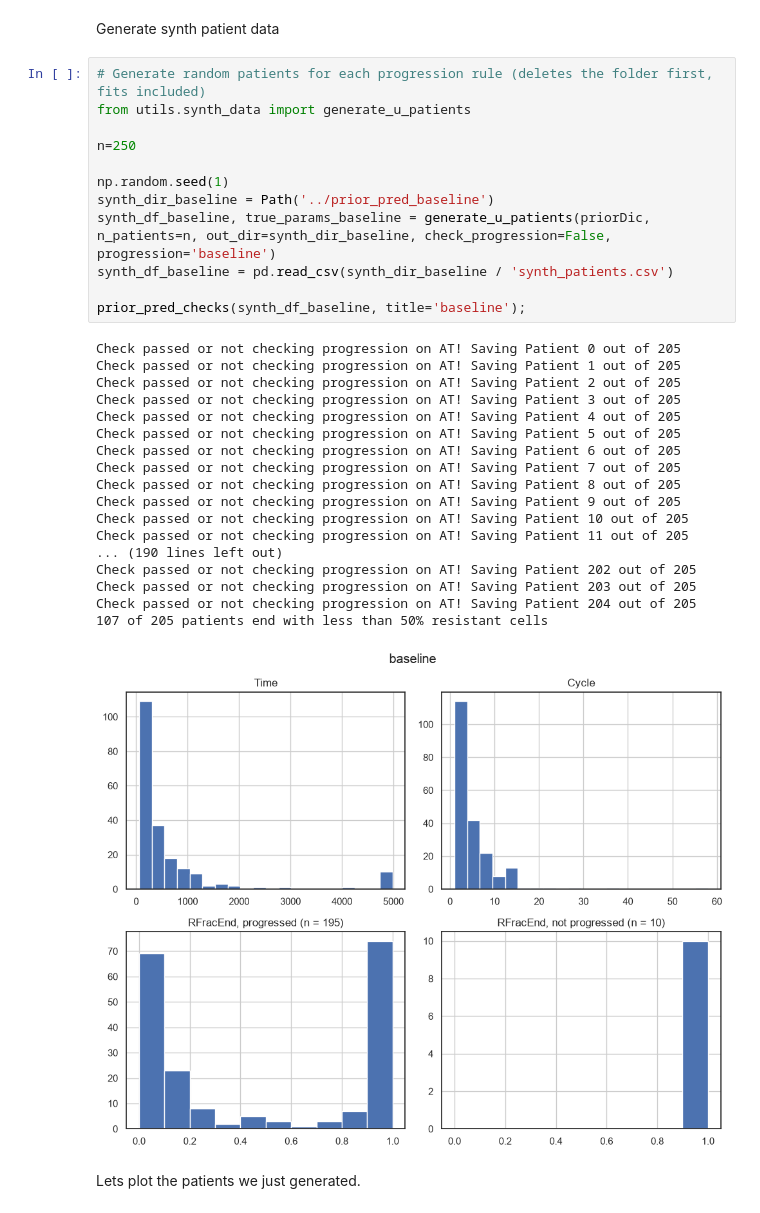
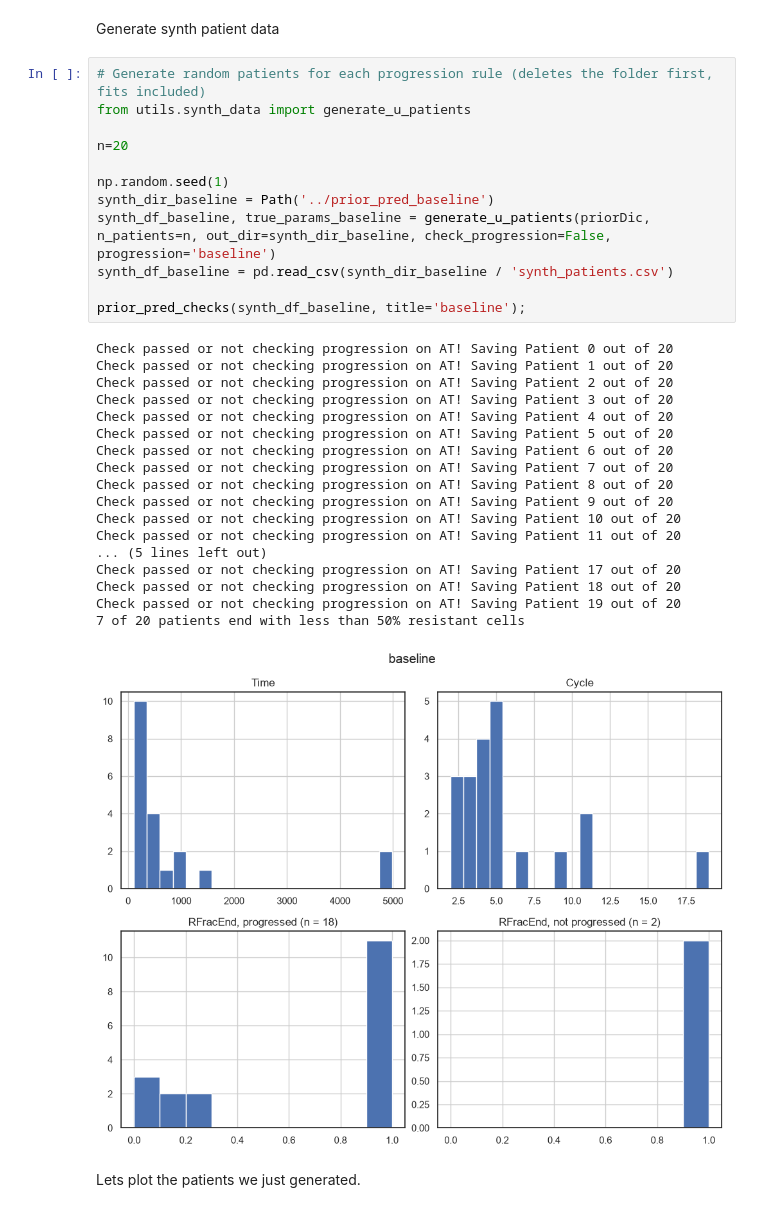
Before and after one commit to emilfrej/biomarker_uncertainty, a Jupyter notebook: python/prior_pred_check.ipynb, the cells around one changed output. Saved outputs shown, nothing was run; the diff lists cells and outputs as text.

```diff
--- a/python/prior_pred_check.ipynb
+++ b/python/prior_pred_check.ipynb
@@ -86,34 +89,34 @@ Generate synth patient data
 # %%
 # Generate random patients for each progression rule (deletes the folder first, fits included)
 from utils.synth_data import generate_u_patients
 
-n=250
+n=20
 
 np.random.seed(1)
 synth_dir_baseline = Path('../prior_pred_baseline')
 synth_df_baseline, true_params_baseline = generate_u_patients(priorDic, n_patients=n, out_dir=synth_dir_baseline, check_progression=False, progression='baseline')
 synth_df_baseline = pd.read_csv(synth_dir_baseline / 'synth_patients.csv')
 
 prior_pred_checks(synth_df_baseline, title='baseline');
 # %% [output]
-Check passed or not checking progression on AT! Saving Patient 0 out of 205
-Check passed or not checking progression on AT! Saving Patient 1 out of 205
-Check passed or not checking progression on AT! Saving Patient 2 out of 205
-Check passed or not checking progression on AT! Saving Patient 3 out of 205
-Check passed or not checking progression on AT! Saving Patient 4 out of 205
-Check passed or not checking progression on AT! Saving Patient 5 out of 205
-Check passed or not checking progression on AT! Saving Patient 6 out of 205
-Check passed or not checking progression on AT! Saving Patient 7 out of 205
-Check passed or not checking progression on AT! Saving Patient 8 out of 205
-Check passed or not checking progression on AT! Saving Patient 9 out of 205
-Check passed or not checking progression on AT! Saving Patient 10 out of 205
-Check passed or not checking progression on AT! Saving Patient 11 out of 205
-... (190 lines left out)
-Check passed or not checking progression on AT! Saving Patient 202 out of 205
-Check passed or not checking progression on AT! Saving Patient 203 out of 205
-Check passed or not checking progression on AT! Saving Patient 204 out of 205
-107 of 205 patients end with less than 50% resistant cells
+Check passed or not checking progression on AT! Saving Patient 0 out of 20
+Check passed or not checking progression on AT! Saving Patient 1 out of 20
+Check passed or not checking progression on AT! Saving Patient 2 out of 20
+Check passed or not checking progression on AT! Saving Patient 3 out of 20
+Check passed or not checking progression on AT! Saving Patient 4 out of 20
+Check passed or not checking progression on AT! Saving Patient 5 out of 20
+Check passed or not checking progression on AT! Saving Patient 6 out of 20
+Check passed or not checking progression on AT! Saving Patient 7 out of 20
+Check passed or not checking progression on AT! Saving Patient 8 out of 20
+Check passed or not checking progression on AT! Saving Patient 9 out of 20
+Check passed or not checking progression on AT! Saving Patient 10 out of 20
+Check passed or not checking progression on AT! Saving Patient 11 out of 20
+... (5 lines left out)
+Check passed or not checking progression on AT! Saving Patient 17 out of 20
+Check passed or not checking progression on AT! Saving Patient 18 out of 20
+Check passed or not checking progression on AT! Saving Patient 19 out of 20
+7 of 20 patients end with less than 50% resistant cells
-[figure, old version]
+[figure, new version]
 # %% [markdown]
 Lets plot the patients we just generated.
 # %%
```
Also changed, not shown: parts of 10 cells of this notebook, 13 other files.
